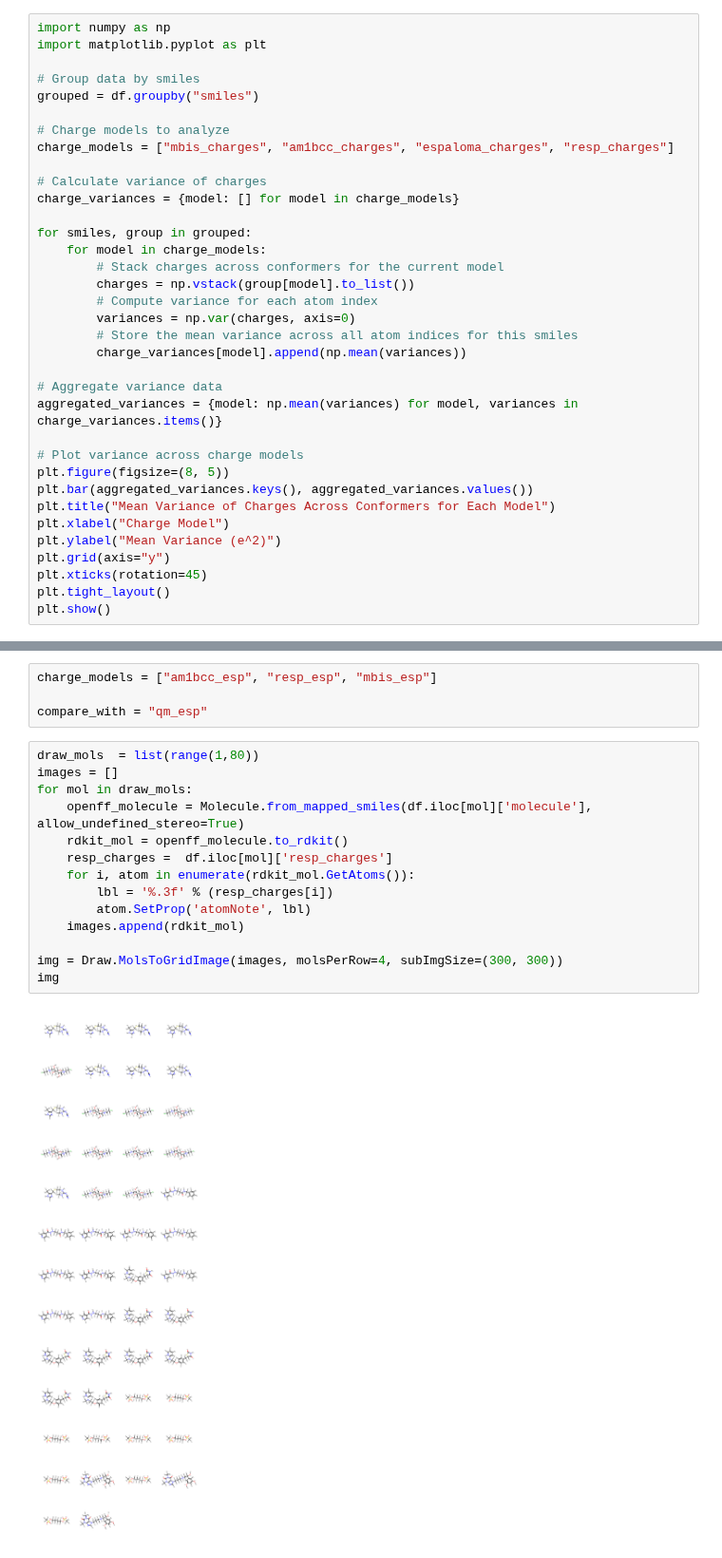
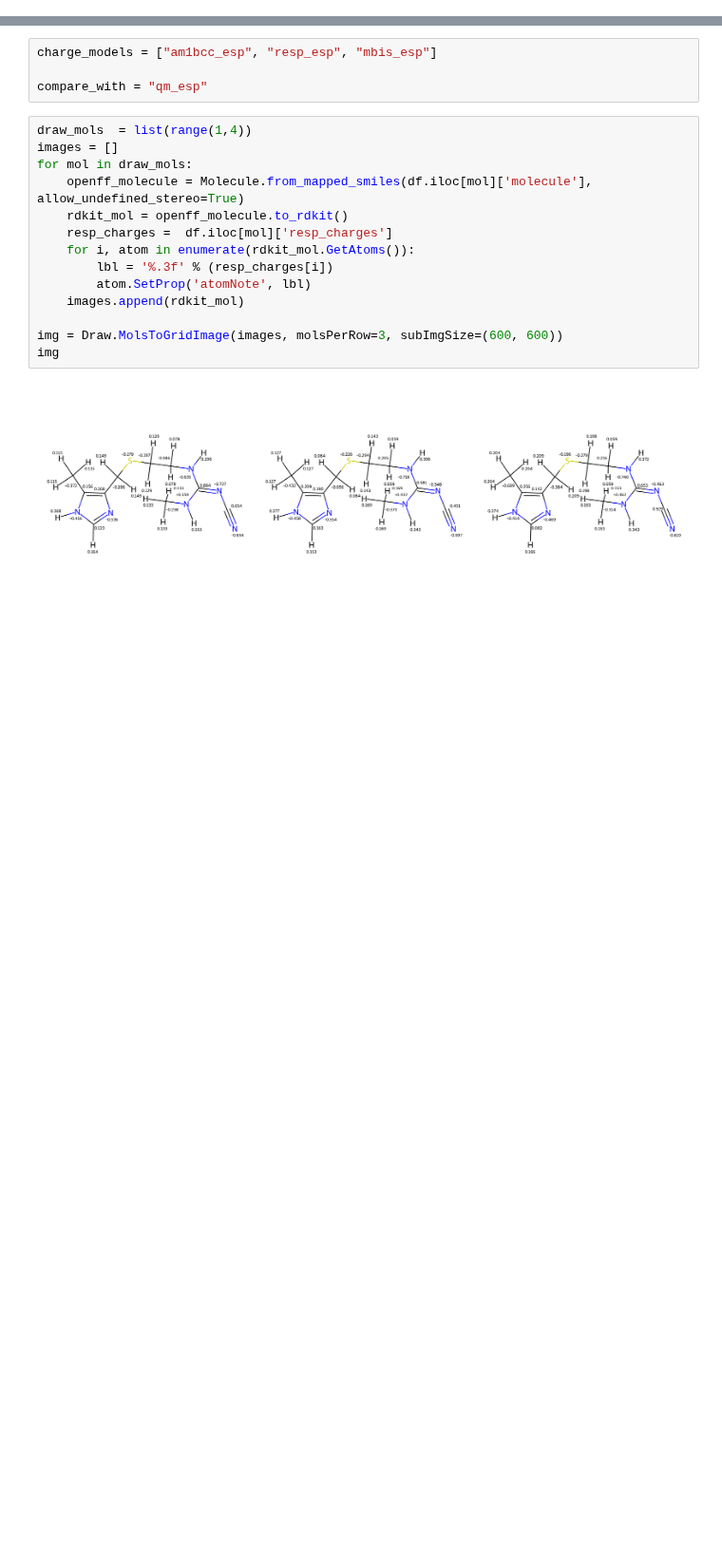
Before and after one commit to bismuthadams1/charge_paper, a Jupyter notebook: conformer_test/explore_parquet.ipynb, the cells around one changed output, grey strips where cells are left out. Shown at 95% size. Drawn from its saved outputs; the diff is of its cells as text; blank space fills up the shorter version.

```diff
--- a/conformer_test/explore_parquet.ipynb
+++ b/conformer_test/explore_parquet.ipynb
@@ -141,35 +186,0 @@ Index(['mbis_charges', 'am1bcc_charges', 'espaloma_charges',
-# %%
-import numpy as np
-import matplotlib.pyplot as plt
-
-# Group data by smiles
-grouped = df.groupby("smiles")
-
-# Charge models to analyze
-charge_models = ["mbis_charges", "am1bcc_charges", "espaloma_charges", "resp_charges"]
-
-# Calculate variance of charges
-charge_variances = {model: [] for model in charge_models}
-
-for smiles, group in grouped:
-    for model in charge_models:
-        # Stack charges across conformers for the current model
-        charges = np.vstack(group[model].to_list())
-        # Compute variance for each atom index
-        variances = np.var(charges, axis=0)
-        # Store the mean variance across all atom indices for this smiles
-        charge_variances[model].append(np.mean(variances))
-
-# Aggregate variance data
-aggregated_variances = {model: np.mean(variances) for model, variances in charge_variances.items()}
-
-# Plot variance across charge models
-plt.figure(figsize=(8, 5))
-plt.bar(aggregated_variances.keys(), aggregated_variances.values())
-plt.title("Mean Variance of Charges Across Conformers for Each Model")
-plt.xlabel("Charge Model")
-plt.ylabel("Mean Variance (e^2)")
-plt.grid(axis="y")
-plt.xticks(rotation=45)
-plt.tight_layout()
-plt.show()
@@ -304,19 +284,19 @@ charge_models = ["am1bcc_esp", "resp_esp", "mbis_esp"]
 
 compare_with = "qm_esp"
 # %%
-draw_mols  = list(range(1,80))
+draw_mols  = list(range(1,4))
 images = []
 for mol in draw_mols:
     openff_molecule = Molecule.from_mapped_smiles(df.iloc[mol]['molecule'], allow_undefined_stereo=True)
     rdkit_mol = openff_molecule.to_rdkit()
     resp_charges =  df.iloc[mol]['resp_charges']
     for i, atom in enumerate(rdkit_mol.GetAtoms()):
         lbl = '%.3f' % (resp_charges[i])
         atom.SetProp('atomNote', lbl)
     images.append(rdkit_mol)
 
-img = Draw.MolsToGridImage(images, molsPerRow=4, subImgSize=(300, 300))
+img = Draw.MolsToGridImage(images, molsPerRow=3, subImgSize=(600, 600))
 img
 # %% [output]
-[figure, old version]
+[figure, new version]
 # %%
```
Also changed, not shown: parts of 16 cells of this notebook, 17 other files.
